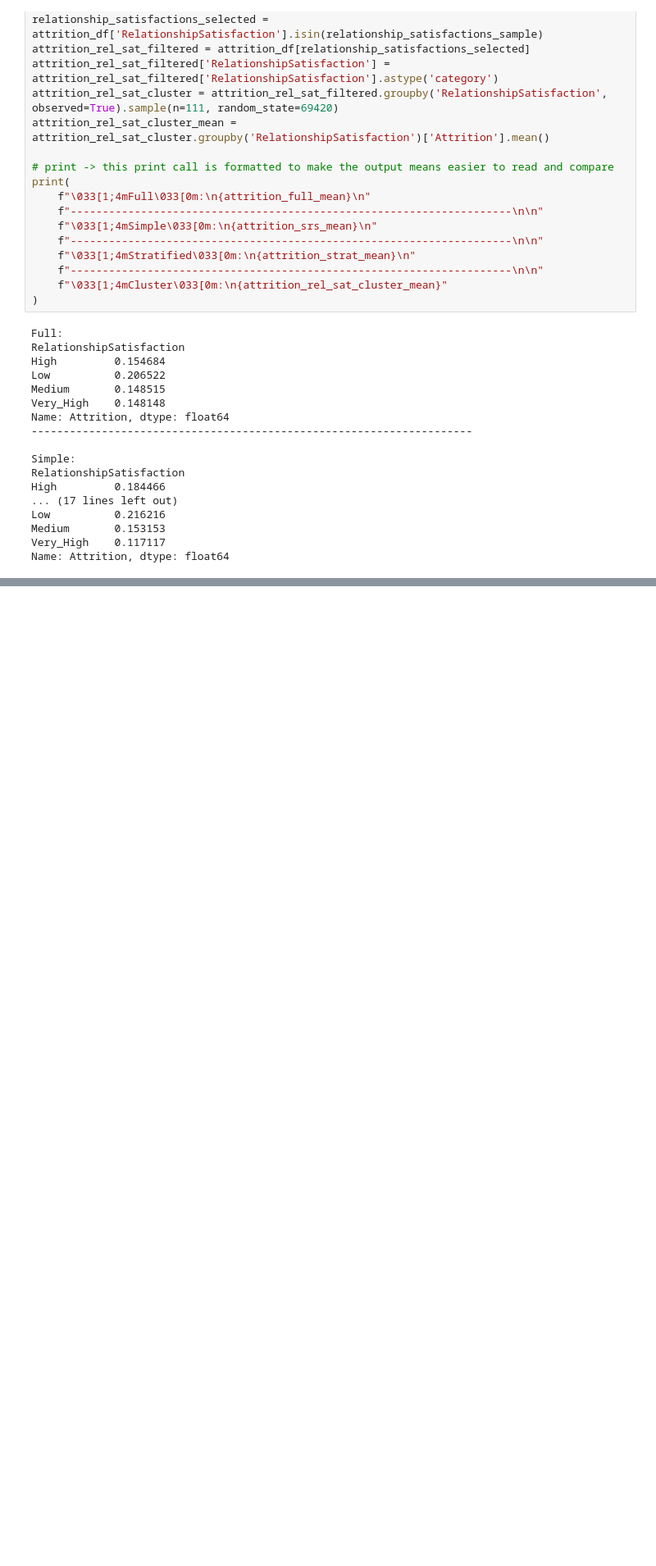
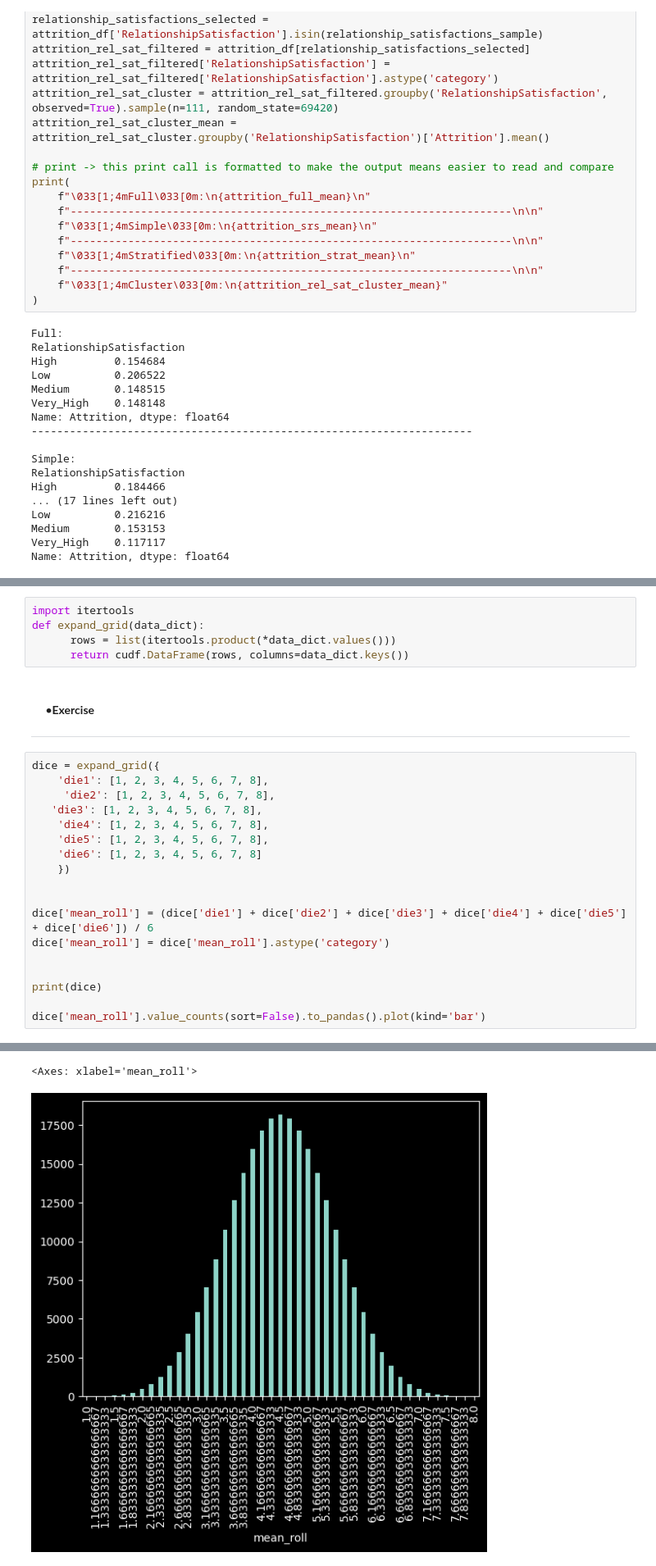
Before and after one commit to wanderduck/Python_DataScience_Examples, a Jupyter notebook: notebooks/sampling.ipynb, the cells around one changed output, grey strips where cells are left out. Shown at 82% size. Cells and saved outputs as stored; diff of their text form; blank space fills up the shorter version.

```diff
--- a/notebooks/sampling.ipynb
+++ b/notebooks/sampling.ipynb
@@ -516,0 +586,28 @@ Name: Attrition, dtype: float64
+# %%
+import itertools
+def expand_grid(data_dict):
+      rows = list(itertools.product(*data_dict.values()))
+      return cudf.DataFrame(rows, columns=data_dict.keys())
+# %% [markdown]
+#### &nbsp;&nbsp;&nbsp;&nbsp; •**Exercise**
+
+---
+# %%
+dice = expand_grid({
+    'die1': [1, 2, 3, 4, 5, 6, 7, 8],
+     'die2': [1, 2, 3, 4, 5, 6, 7, 8],
+   'die3': [1, 2, 3, 4, 5, 6, 7, 8],
+    'die4': [1, 2, 3, 4, 5, 6, 7, 8],
+    'die5': [1, 2, 3, 4, 5, 6, 7, 8],
+    'die6': [1, 2, 3, 4, 5, 6, 7, 8]
+    })
+
+
+dice['mean_roll'] = (dice['die1'] + dice['die2'] + dice['die3'] + dice['die4'] + dice['die5'] + dice['die6']) / 6
+dice['mean_roll'] = dice['mean_roll'].astype('category')
+
+
+print(dice)
+
+dice['mean_roll'].value_counts(sort=False).to_pandas().plot(kind='bar')
+# %% [output]
@@ -516,0 +628,2 @@ Name: Attrition, dtype: float64
+<Axes: xlabel='mean_roll'>
+[figure, added]
```
Also changed, not shown: parts of 27 cells of this notebook, 7 other files.
